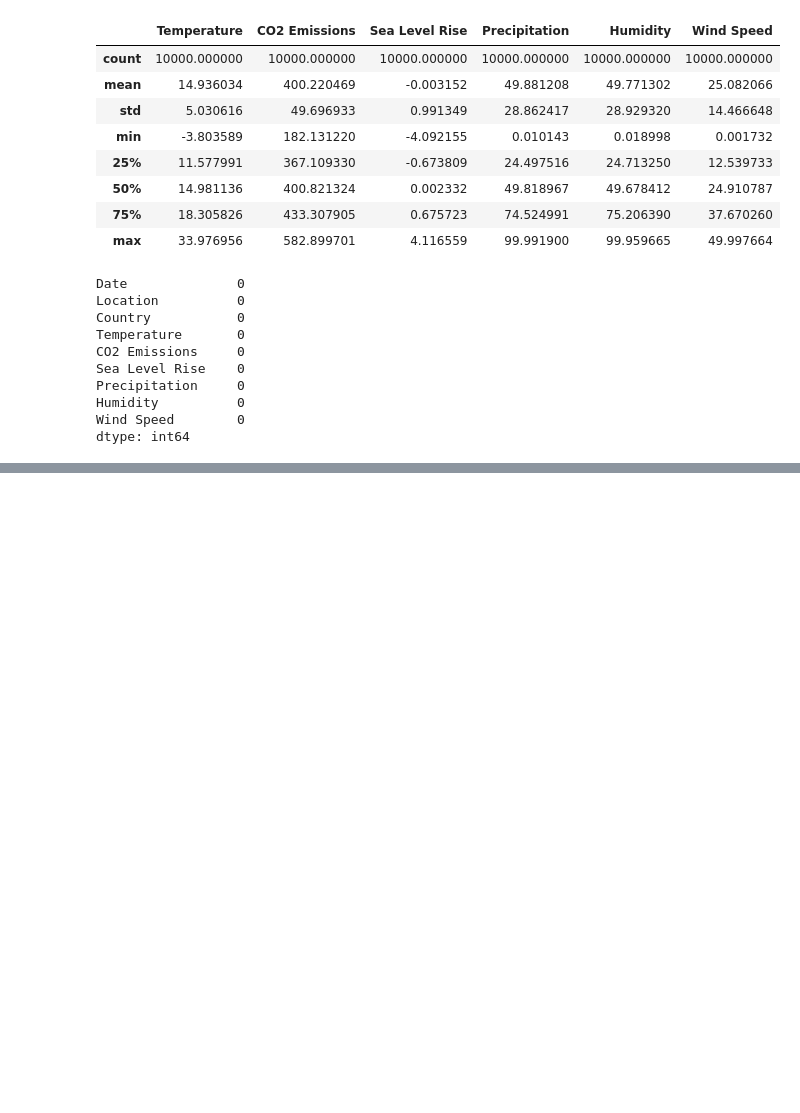
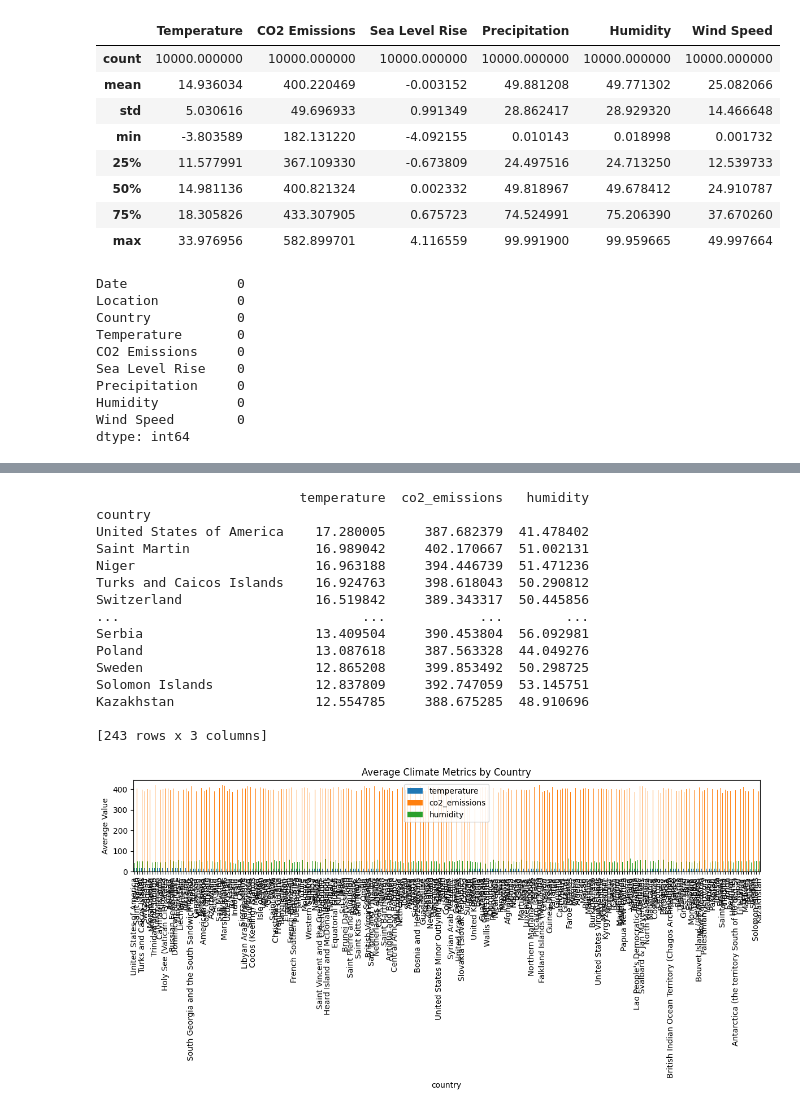
Before and after one commit to MahaswetaTalik/edunet-Foundation, a Jupyter notebook: Climate_Chnage_and_Disaster_Management.ipynb, the cells around one changed output, grey strips where cells are left out. Cells and saved outputs as stored; diff of their text form; code cells hidden in the pictures; blank space fills up the shorter version.

```diff
--- a/Climate_Chnage_and_Disaster_Management.ipynb
+++ b/Climate_Chnage_and_Disaster_Management.ipynb
@@ -114,0 +129,29 @@ df.head()
+# %%
+# Average metrics per country
+
+country_stats = df.groupby('country')[['temperature', 'co2_emissions', 'humidity']].mean().sort_values(by='temperature', ascending=False)
+print(country_stats)
+
+# Optional: Bar plot
+country_stats.plot(kind='bar', figsize=(12, 6))
+plt.title("Average Climate Metrics by Country")
+plt.ylabel("Average Value")
+plt.tight_layout()
+plt.show()
+# %% [output]
+                          temperature  co2_emissions   humidity
+country
+United States of America    17.280005     387.682379  41.478402
+Saint Martin                16.989042     402.170667  51.002131
+Niger                       16.963188     394.446739  51.471236
+Turks and Caicos Islands    16.924763     398.618043  50.290812
+Switzerland                 16.519842     389.343317  50.445856
+...                               ...            ...        ...
+Serbia                      13.409504     390.453804  56.092981
+Poland                      13.087618     387.563328  44.049276
+Sweden                      12.865208     399.853492  50.298725
+Solomon Islands             12.837809     392.747059  53.145751
+Kazakhstan                  12.554785     388.675285  48.910696
+
+[243 rows x 3 columns]
+[figure, added]
```
Also changed, not shown: parts of 24 cells of this notebook.
